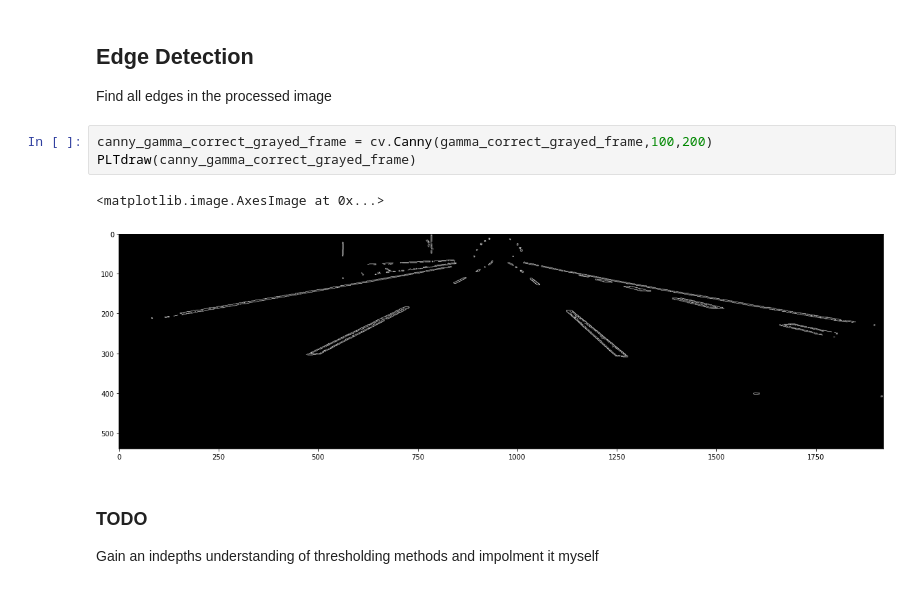
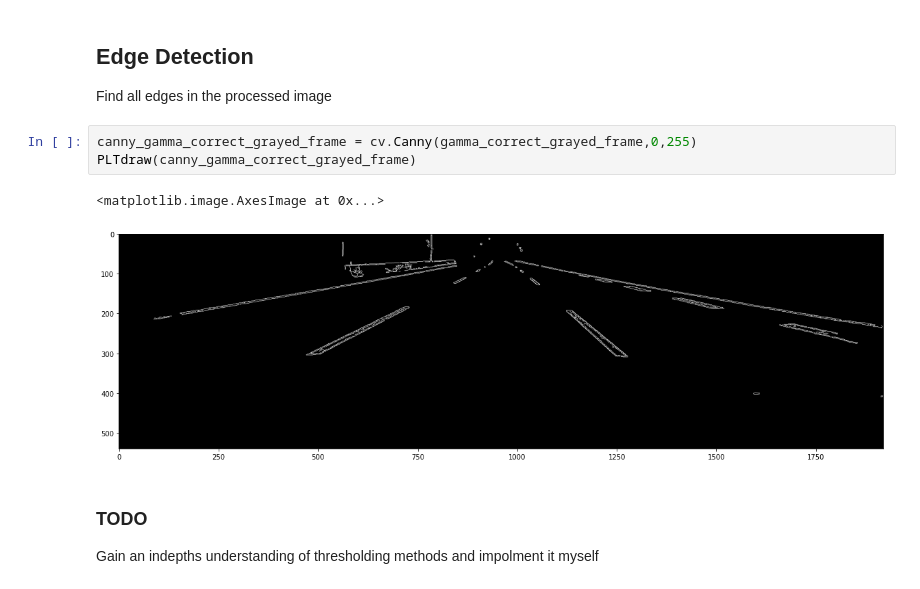
Before and after one commit to Beepbloop/lane_detection, a Jupyter notebook: Basic_Image_Preprocessing.ipynb, the cells around one changed output. Saved outputs shown, nothing was run; the diff lists cells and outputs as text.

```diff
--- a/Basic_Image_Preprocessing.ipynb
+++ b/Basic_Image_Preprocessing.ipynb
@@ -89,11 +89,11 @@ PLTdraw(threshed_gamma_correct_grayed_frame)
 ## Edge Detection
 Find all edges in the processed image
 # %%
-canny_gamma_correct_grayed_frame = cv.Canny(gamma_correct_grayed_frame,100,200)
+canny_gamma_correct_grayed_frame = cv.Canny(gamma_correct_grayed_frame,0,255)
 PLTdraw(canny_gamma_correct_grayed_frame)
 # %% [output]
 <matplotlib.image.AxesImage at 0x...>
-[figure, old version]
+[figure, new version]
 # %% [markdown]
 ### TODO
 Gain an indepths understanding of thresholding methods and impolment it myself
```
Also changed, not shown: 2 other files.
